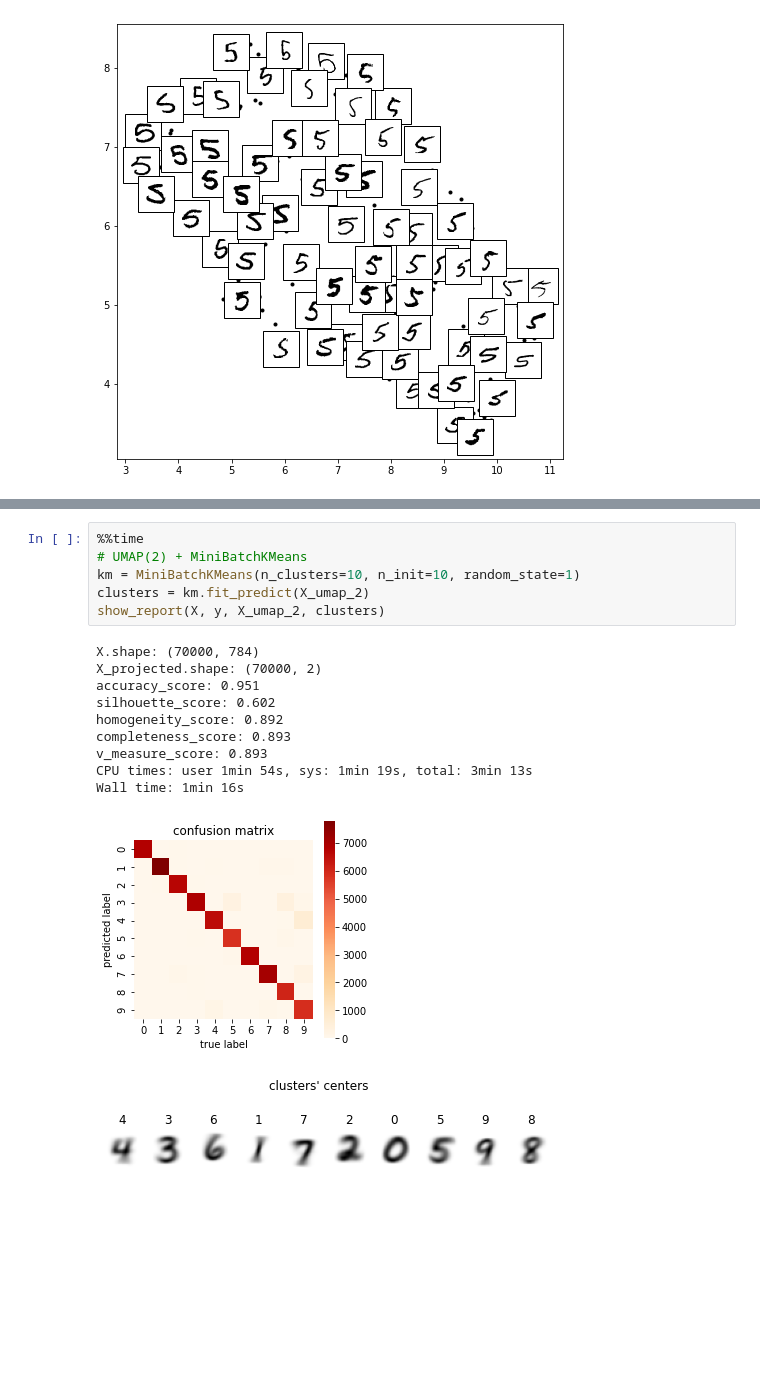
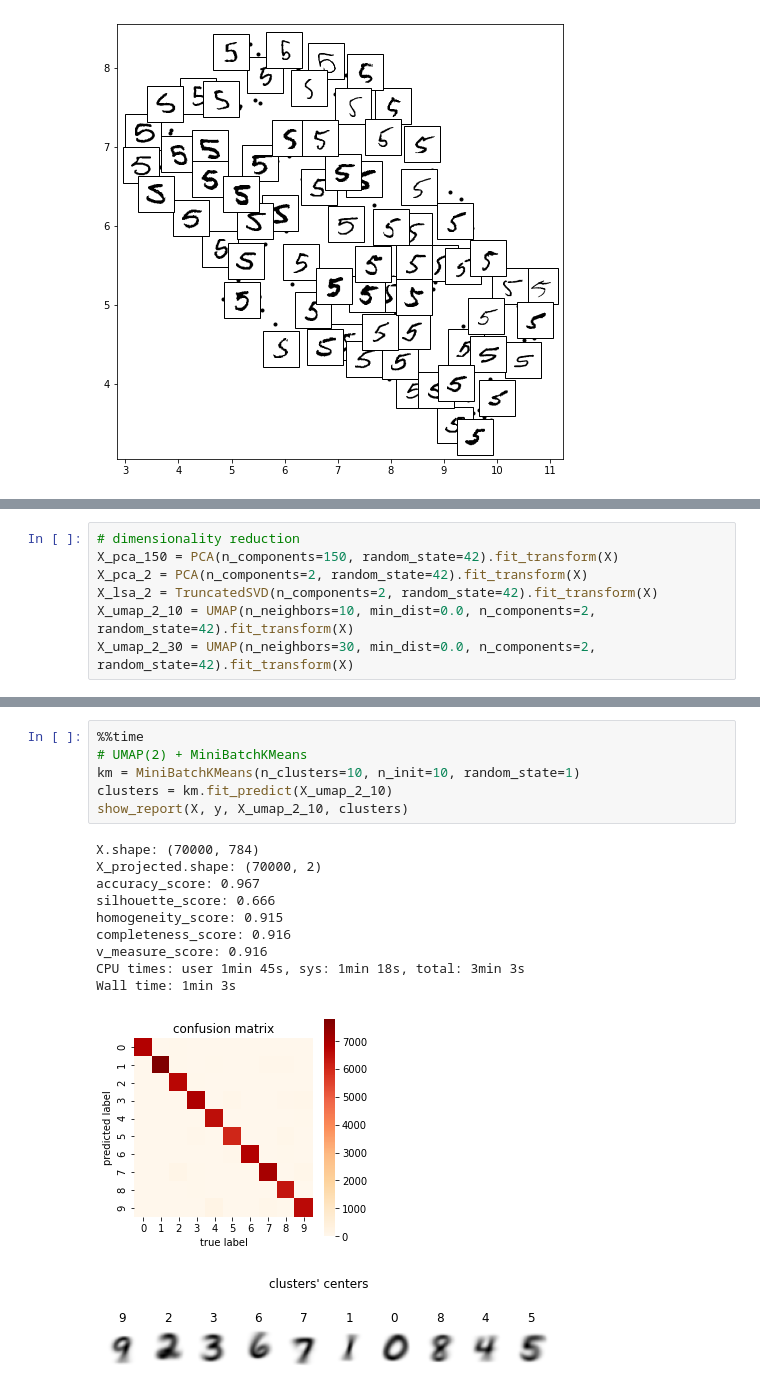
Before and after one commit to MitrofanovDmitry/study, a Jupyter notebook: practice/59 clustering/4.ipynb, the cells around one changed output, grey strips where cells are left out. Drawn from its saved outputs; the diff is of its cells as text; blank space fills up the shorter version.

```diff
--- a/practice/59 clustering/4.ipynb
+++ b/practice/59 clustering/4.ipynb
@@ -192,3 +186,10 @@ X_lsa_2 = TruncatedSVD(n_components=2, random_state=42).fit_transform(X)
+# %%
+# dimensionality reduction
+X_pca_150 = PCA(n_components=150, random_state=42).fit_transform(X)
+X_pca_2 = PCA(n_components=2, random_state=42).fit_transform(X)
+X_lsa_2 = TruncatedSVD(n_components=2, random_state=42).fit_transform(X)
+X_umap_2_10 = UMAP(n_neighbors=10, min_dist=0.0, n_components=2, random_state=42).fit_transform(X)
+X_umap_2_30 = UMAP(n_neighbors=30, min_dist=0.0, n_components=2, random_state=42).fit_transform(X)
 # %%
 %%time
 # PCA(2)
@@ -252,18 +225,18 @@ Wall time: 1min 48s
 # %%
 %%time
 # UMAP(2) + MiniBatchKMeans
 km = MiniBatchKMeans(n_clusters=10, n_init=10, random_state=1)
-clusters = km.fit_predict(X_umap_2)
-show_report(X, y, X_umap_2, clusters)
+clusters = km.fit_predict(X_umap_2_10)
+show_report(X, y, X_umap_2_10, clusters)
 # %% [output]
 X.shape: (70000, 784)
 X_projected.shape: (70000, 2)
-accuracy_score: 0.951
-silhouette_score: 0.602
-homogeneity_score: 0.892
-completeness_score: 0.893
-v_measure_score: 0.893
-CPU times: user 1min 54s, sys: 1min 19s, total: 3min 13s
-Wall time: 1min 16s
+accuracy_score: 0.967
+silhouette_score: 0.666
+homogeneity_score: 0.915
+completeness_score: 0.916
+v_measure_score: 0.916
+CPU times: user 1min 45s, sys: 1min 18s, total: 3min 3s
+Wall time: 1min 3s
 [figure]
-[figure, old version]
+[figure, new version]
```
Also changed, not shown: parts of 10 cells of this notebook.
